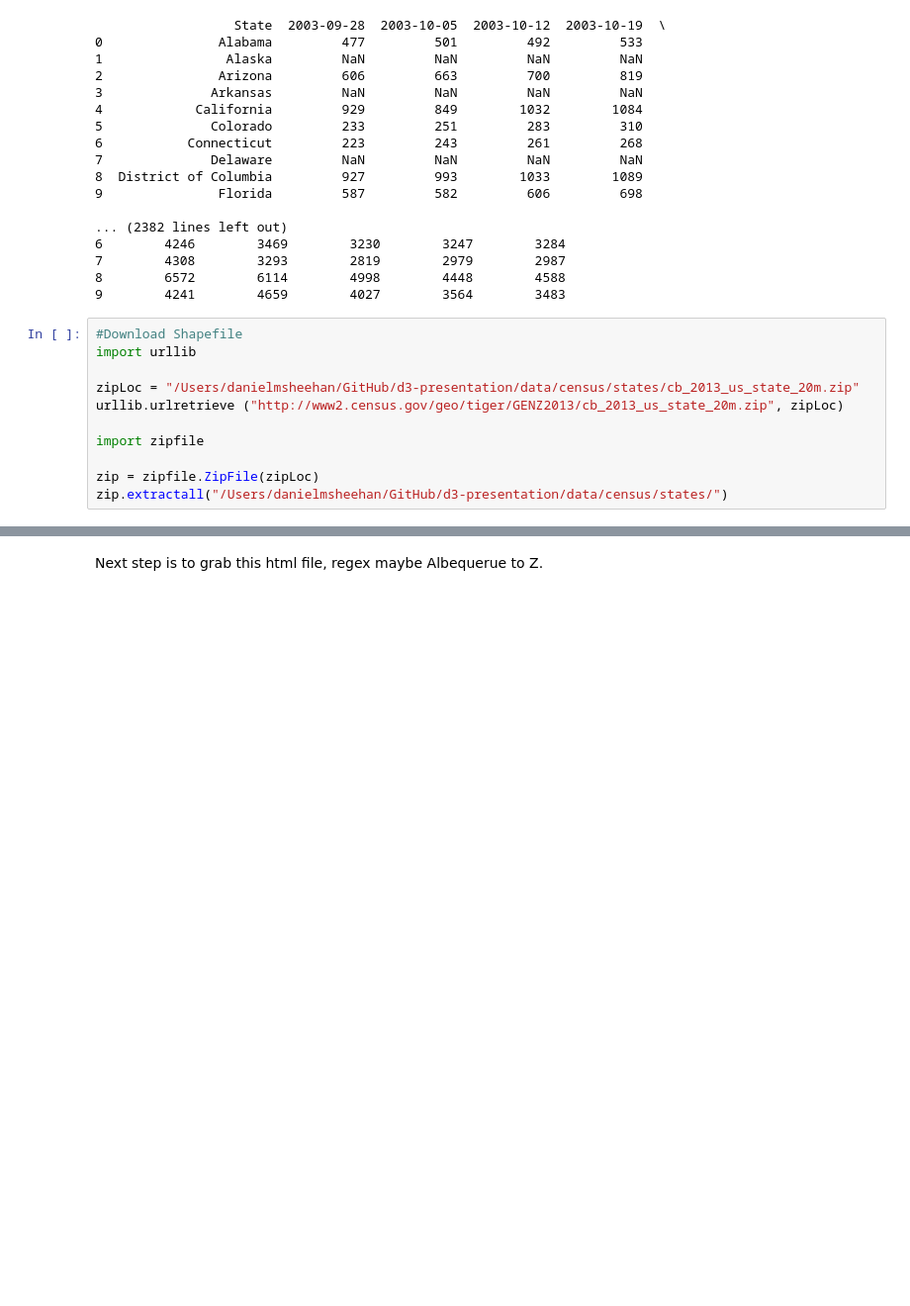
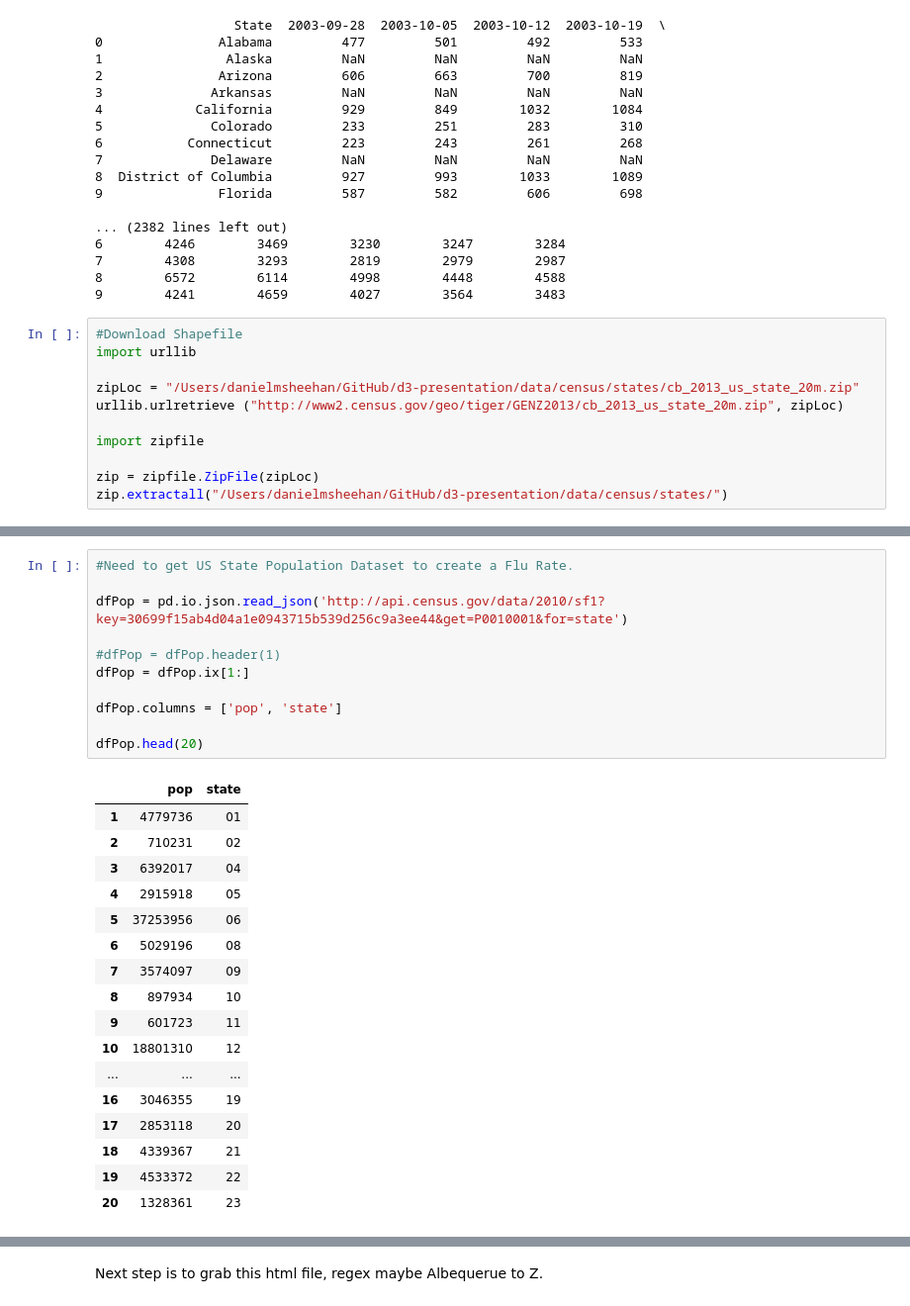
Before and after one commit to stat4701-edav-d3/d3-presentation, a Jupyter notebook: 01-read-in-source-data-for-all-sources.ipynb, the cells around one changed output, grey strips where cells are left out. Shown: that part at 99% size. Cells and saved outputs as stored; diff of their text form; blank space fills up the shorter version.

```diff
--- a/01-read-in-source-data-for-all-sources.ipynb
+++ b/01-read-in-source-data-for-all-sources.ipynb
@@ -140,3 +142,32 @@ So here's this file in a simple
+# %%
+#Need to get US State Population Dataset to create a Flu Rate.
+
+dfPop = pd.io.json.read_json('http://api.census.gov/data/2010/sf1?key=30699f15ab4d04a1e0943715b539d256c9a3ee44&get=P0010001&for=state')
+
+#dfPop = dfPop.header(1)
+dfPop = dfPop.ix[1:]
+
+dfPop.columns = ['pop', 'state']
+
+dfPop.head(20)
+# %% [output]
+|  | pop | state |
+| 1 | 4779736 | 01 |
+| 2 | 710231 | 02 |
+| 3 | 6392017 | 04 |
+| 4 | 2915918 | 05 |
+| 5 | 37253956 | 06 |
+| 6 | 5029196 | 08 |
+| 7 | 3574097 | 09 |
+| 8 | 897934 | 10 |
+| 9 | 601723 | 11 |
+| 10 | 18801310 | 12 |
+| ... | ... | ... |
+| 16 | 3046355 | 19 |
+| 17 | 2853118 | 20 |
+| 18 | 4339367 | 21 |
+| 19 | 4533372 | 22 |
+| 20 | 1328361 | 23 |
 # %% [markdown]
 Lat Long's in Google Source HTML code:
 
```
Also changed, not shown: parts of 1 cell of this notebook.
